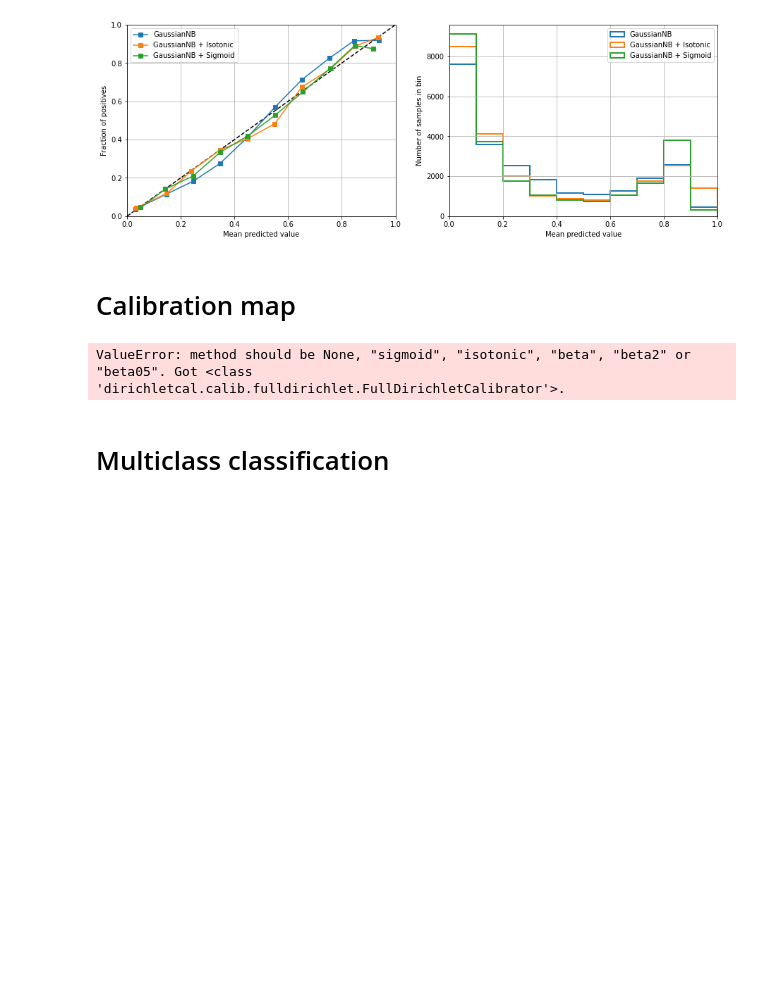
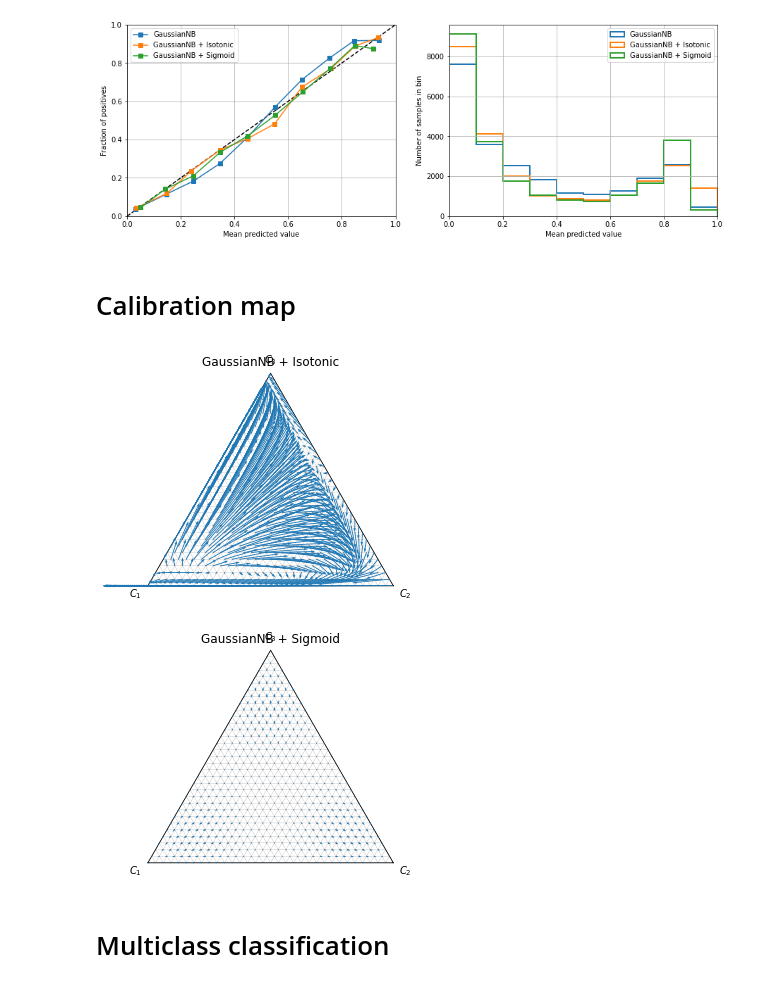
Before and after one commit to classifier-calibration/hands_on, a Jupyter notebook: notebooks/2_visualisation_tools.ipynb, the cells around one changed output. Saved outputs shown, nothing was run; the diff lists cells and outputs as text; code cells hidden in the pictures; blank space fills up the shorter version.

Commit message:
Upgraded PyCalib

```diff
--- a/notebooks/2_visualisation_tools.ipynb
+++ b/notebooks/2_visualisation_tools.ipynb
@@ -180,28 +180,30 @@ _ = plot_reliability_diagram(X_test, y_test, estimators, histogram=True)
 # %%
 from pycalib.visualisations.barycentric import draw_calibration_map
 from pycalib.visualisations.barycentric import get_mesh_bc
+from pycalib.models import CalibratedModel
 
 from dirichletcal import FullDirichletCalibrator, FixedDiagonalDirichletCalibrator, DirichletCalibrator
 
 estimators = [(GaussianNB(), 'GaussianNB'),
-              (CalibratedClassifierCV(GaussianNB(), cv=4, method=FullDirichletCalibrator), 'GaussianNB + Isotonic'),
-              (CalibratedClassifierCV(GaussianNB(), cv=4, method=FixedDiagonalDirichletCalibrator), 'GaussianNB + Sigmoid')
+              (CalibratedModel(GaussianNB(), method=FullDirichletCalibrator()), 'GaussianNB + Isotonic'),
+              (CalibratedModel(GaussianNB(), method=FixedDiagonalDirichletCalibrator()), 'GaussianNB + Sigmoid')
              ]
 
 for clf, name in estimators:
     clf.fit(X_train, y_train)
 
 
 P_bc_grid = get_mesh_bc(subdiv=5)
 
 for clf, name in estimators:
-    if not hasattr(clf, 'calibrated_classifiers_'):
+    if not hasattr(clf, 'calibrator'):
         continue
-    classifiers = clf.calibrated_classifiers_
-    calibrated = np.mean([cla.calibrators_[0].predict(P_bc_grid) for cla in classifiers], axis=0)
+    calibrated = clf.calibrator.predict(P_bc_grid)
     draw_calibration_map(P_bc_grid, calibrated)
+    plt.title(name)
 # %% [output]
-ValueError: method should be None, "sigmoid", "isotonic", "beta", "beta2" or "beta05". Got <class 'dirichletcal.calib.fulldirichlet.FullDirichletCalibrator'>.
+[figure, added]
+[figure, added]
 # %% [markdown]
 # Multiclass classification
 # %%
```
Also changed, not shown: parts of 1 cell of this notebook.
